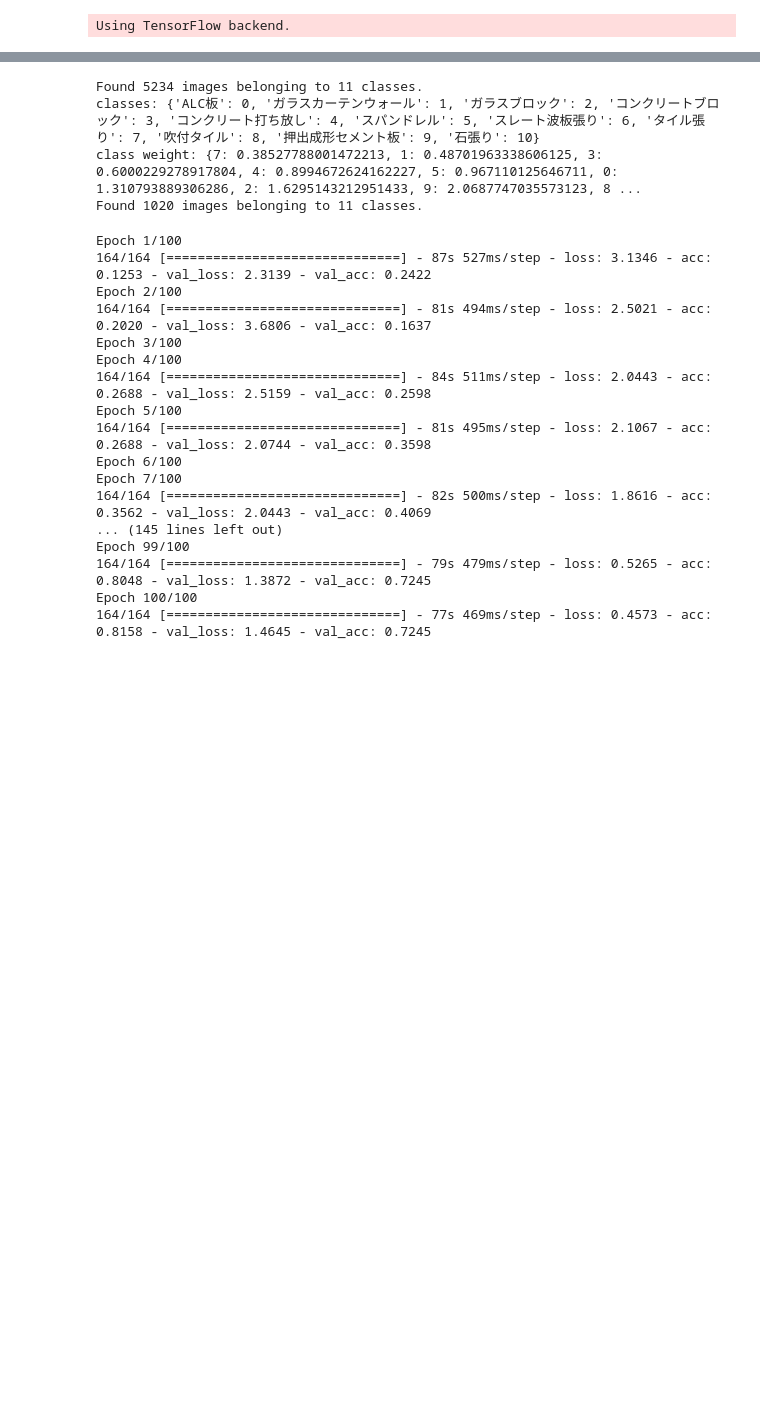
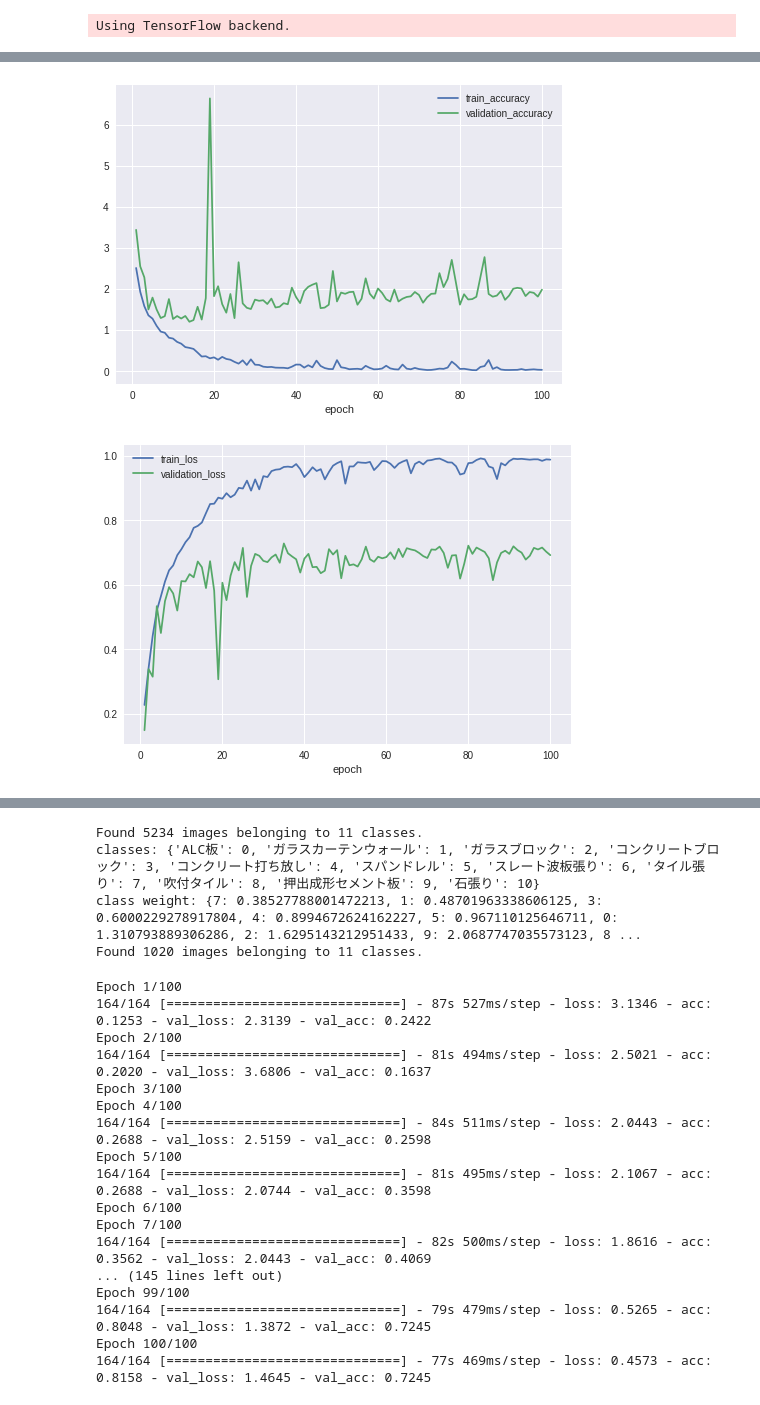
Before and after one commit to shuuichi/WallClassification, a Jupyter notebook: WallClassification.ipynb, the cells around one changed output, grey strips where cells are left out. Saved outputs shown, nothing was run; the diff lists cells and outputs as text; code cells hidden in the pictures; blank space fills up the shorter version.

```diff
--- a/WallClassification.ipynb
+++ b/WallClassification.ipynb
@@ -194,3 +387,8 @@ Epoch 5/100
 Epoch 99/100
 Epoch 100/100
 164/164 [==============================] - 79s 482ms/step - loss: 0.0327 - acc: 0.9880 - val_loss: 1.9830 - val_acc: 0.6922
+# %%
+aclosplot('test09.csv')
+# %% [output]
+[figure, added]
+[figure, added]
```
Also changed, not shown: parts of 9 cells of this notebook.
